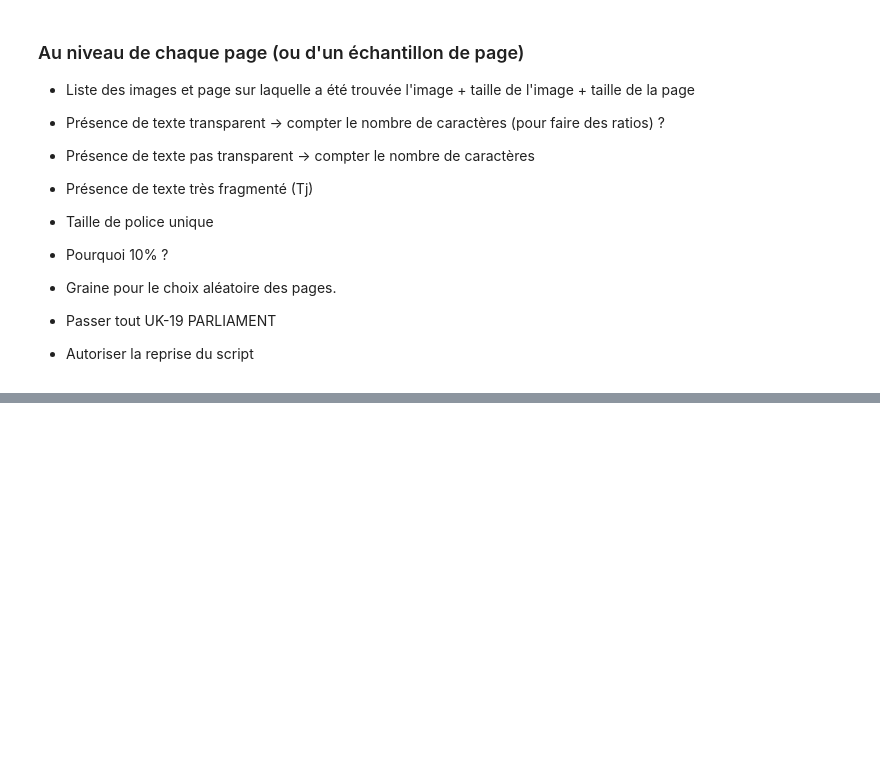
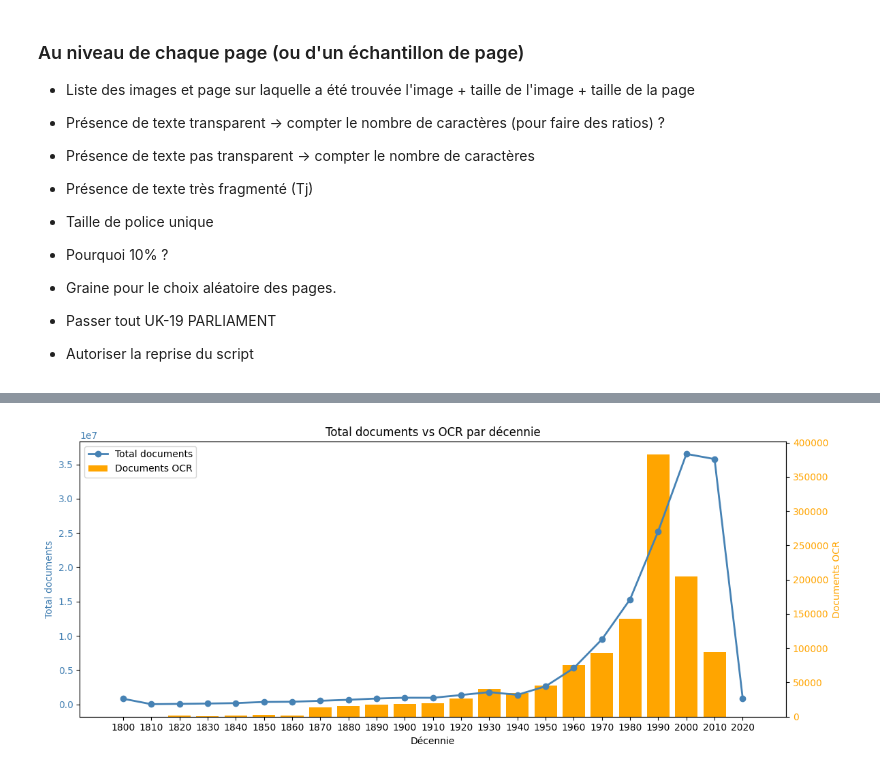
Before and after one commit to OcrIstex/ocr-istex, a Jupyter notebook: OCR dans Istex.ipynb, the cells around one changed output, grey strips where cells are left out. Saved outputs shown, nothing was run; the diff lists cells and outputs as text; code cells hidden in the pictures; blank space fills up the shorter version.

```diff
--- a/OCR dans Istex.ipynb
+++ b/OCR dans Istex.ipynb
@@ -169,28 +209,32 @@ ORDER BY decade;
 # %%
 import matplotlib.pyplot as plt
 
 df = _.DataFrame()
-
 fig, ax1 = plt.subplots(figsize=(12, 5))
 
-# Axe gauche — ligne total
+# Axe droit — barres OCR (créé en premier, dessiné en dessous)
+ax2 = ax1.twinx()
+ax2.bar(df['decade'], df['nb_ocr'], width=8, color='orange', alpha=1, label='Documents OCR')
+ax2.set_ylabel('Documents OCR', color='orange')
+ax2.tick_params(axis='y', labelcolor='orange')
+
+# Axe gauche — ligne total (au-dessus)
+ax1.set_zorder(ax2.get_zorder() + 1)  # ax1 passe devant ax2
+ax1.patch.set_visible(False)           # rend le fond de ax1 transparent
+
 ax1.plot(df['decade'], df['nb_total'], color='steelblue', marker='o', linewidth=2, label='Total documents')
 ax1.set_xlabel('Décennie')
 ax1.set_ylabel('Total documents', color='steelblue')
 ax1.tick_params(axis='y', labelcolor='steelblue')
-
-# Axe droit — barres OCR
-ax2 = ax1.twinx()
-ax2.bar(df['decade'], df['nb_ocr'], width=8, color='orange', alpha=0.7, label='Documents OCR')
-ax2.set_ylabel('Documents OCR', color='orange')
-ax2.tick_params(axis='y', labelcolor='orange')
 
 # Légende combinée
 lines1, labels1 = ax1.get_legend_handles_labels()
 lines2, labels2 = ax2.get_legend_handles_labels()
 ax1.legend(lines1 + lines2, labels1 + labels2, loc='upper left')
 
 plt.xticks(df['decade'], rotation=45)
 plt.title('Total documents vs OCR par décennie')
 plt.tight_layout()
 plt.show()
+# %% [output]
+[figure, added]
```
Also changed, not shown: parts of 6 cells of this notebook.
